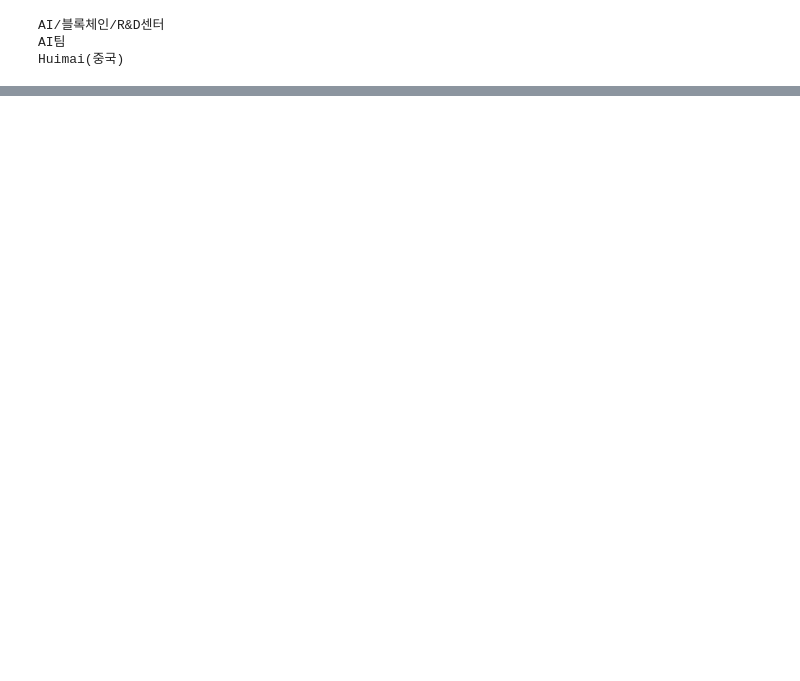
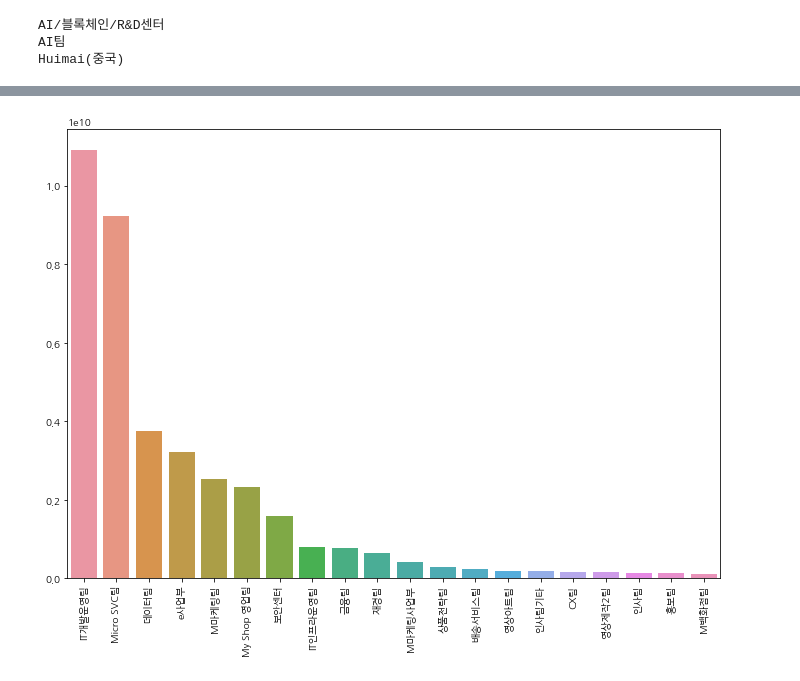
Before and after one commit to joonable/playground, a Jupyter notebook: depreciation_cost/depreciation_cost_eda.ipynb, the cells around one changed output, grey strips where cells are left out. Saved outputs shown, nothing was run; the diff lists cells and outputs as text; code cells hidden in the pictures; blank space fills up the shorter version.

```diff
--- a/depreciation_cost/depreciation_cost_eda.ipynb
+++ b/depreciation_cost/depreciation_cost_eda.ipynb
@@ -126,4 +140,4 @@ sns.barplot(x=df_depre_year.index.tolist(), y=df_depre_year.original_price)
 # %%
-df_depre_depart_name = df_depre.groupby(by=[df_depre.depart_name])[['original_price']].sum()
-df_depre_depart_name
+sr_depre_depart_name = df_depre.groupby(by=[df_depre.depart_name]).sum().original_price
+sr_depre_depart_name
 # %% [output]
@@ -171,0 +161,3 @@ df_depre_depart_name
+# %%
+sr_depre_depart_name = sr_depre_depart_name.sort_values(ascending=False)
+sr_depre_depart_name
@@ -203,0 +190,3 @@ sns.barplot(x=df_depre_depart_name.index.tolist(), y=df_depre_depart_name.index.
+# %%
+sr_depre_depart_name = sr_depre_depart_name.head(20)
+sr_depre_depart_name
@@ -203,0 +211,4 @@ sns.barplot(x=df_depre_depart_name.index.tolist(), y=df_depre_depart_name.index.
+# %%
+print_barplot_series(sr_depre_depart_name)
+# %% [output]
+[figure, added]
```
Also changed, not shown: parts of 23 cells of this notebook.
